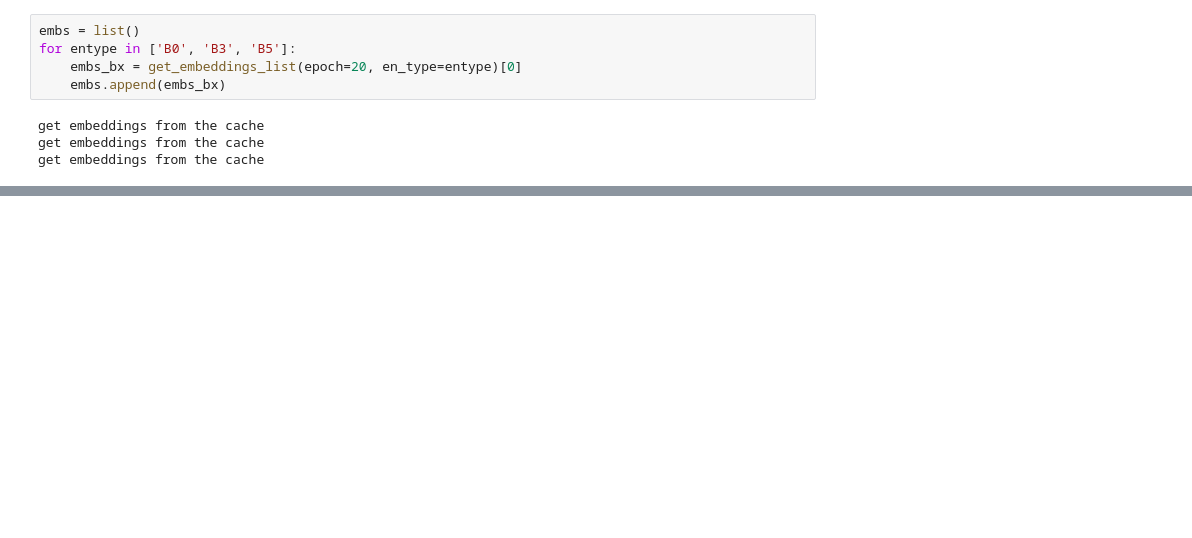
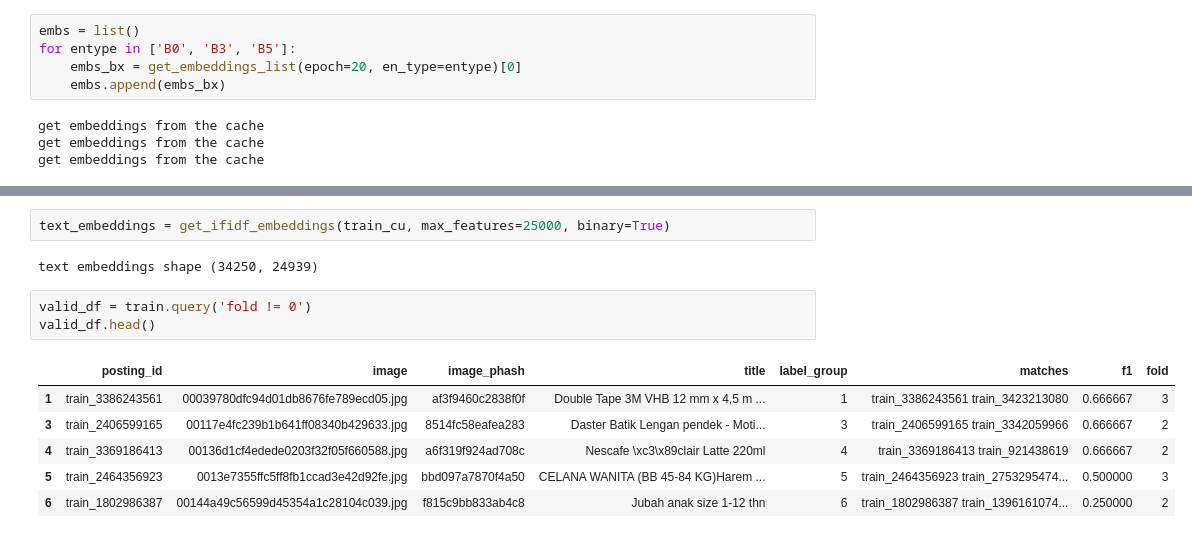
Before and after one commit to yamaguchi-milkcocholate/Shopee, a Jupyter notebook: notebooks/evaluateconcat.ipynb, the cells around one changed output, grey strips where cells are left out. Cells and saved outputs as stored; diff of their text form; blank space fills up the shorter version.

```diff
--- a/notebooks/evaluateconcat.ipynb
+++ b/notebooks/evaluateconcat.ipynb
@@ -448,0 +400,14 @@ Our best score is 0.8689642330462329 and has a threshold 0.2
+# %%
+text_embeddings = get_ifidf_embeddings(train_cu, max_features=25000, binary=True)
+# %% [output]
+text embeddings shape (34250, 24939)
+# %%
+valid_df = train.query('fold != 0')
+valid_df.head()
+# %% [output]
+|  | posting_id | image | image_phash | title | label_group | matches | f1 | fold |
+| 1 | train_3386243561 | 00039780dfc94d01db8676fe789ecd05.jpg | af3f9460c2838f0f | Double Tape 3M VHB 12 mm x 4,5 m ... | 1 | train_3386243561 train_3423213080 | 0.666667 | 3 |
+| 3 | train_2406599165 | 00117e4fc239b1b641ff08340b429633.jpg | 8514fc58eafea283 | Daster Batik Lengan pendek - Moti... | 3 | train_2406599165 train_3342059966 | 0.666667 | 2 |
+| 4 | train_3369186413 | 00136d1cf4edede0203f32f05f660588.jpg | a6f319f924ad708c | Nescafe \xc3\x89clair Latte 220ml | 4 | train_3369186413 train_921438619 | 0.666667 | 2 |
+| 5 | train_2464356923 | 0013e7355ffc5ff8fb1ccad3e42d92fe.jpg | bbd097a7870f4a50 | CELANA WANITA (BB 45-84 KG)Harem ... | 5 | train_2464356923 train_2753295474... | 0.500000 | 3 |
+| 6 | train_1802986387 | 00144a49c56599d45354a1c28104c039.jpg | f815c9bb833ab4c8 | Jubah anak size 1-12 thn | 6 | train_1802986387 train_1396161074... | 0.250000 | 2 |
```
Also changed, not shown: parts of 25 cells of this notebook, 3 other files.
